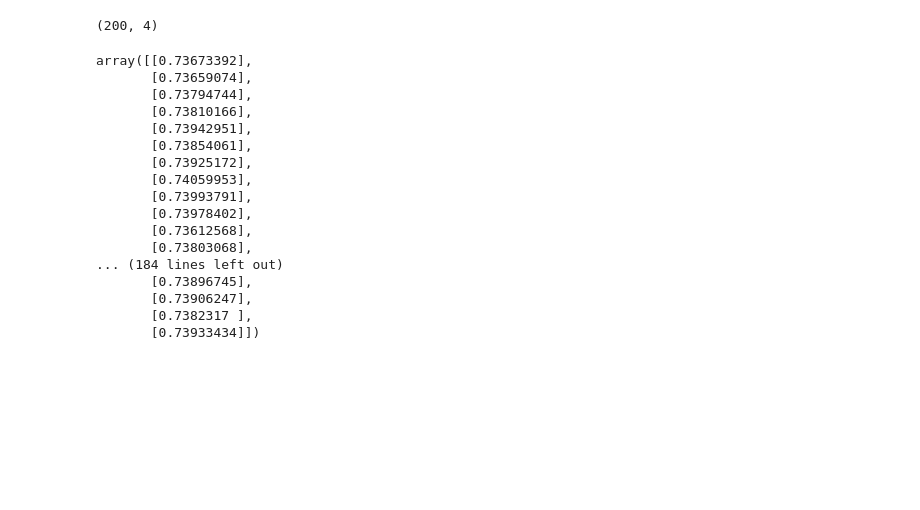
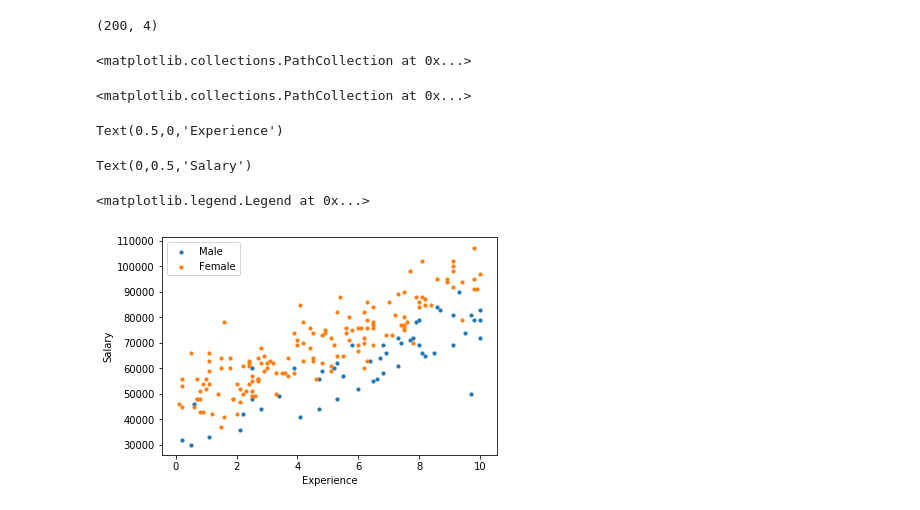
Before and after one commit to hunhoon21/TOBIGS_HW, a Jupyter notebook: 1_LogisticRegression/1_Optimization.ipynb, the cells around one changed output. Cells and saved outputs as stored; diff of their text form; code cells hidden in the pictures; blank space fills up the shorter version.

```diff
--- a/1_LogisticRegression/1_Optimization.ipynb
+++ b/1_LogisticRegression/1_Optimization.ipynb
@@ -86,4 +87,25 @@ data.head()
 data.shape
 # %% [output]
 (200, 4)
+# %%
+# filter out the applicants that got admitted
+MALE = data[data['Label']==1]
+FEMALE = data[data['Label'] == 0]
+# %%
+# plots
+fig = plt.figure()
+plt.scatter(MALE.iloc[:, 2], MALE.iloc[:, 3], s=10, label='Male')
+plt.scatter(FEMALE.iloc[:, 2], FEMALE.iloc[:, 3], s=10, label='Female')
+ax = fig.add_subplot(1,1,1)
+ax.set_xlabel('Experience')
+ax.set_ylabel('Salary')
+plt.legend()
+plt.show()
+# %% [output]
+<matplotlib.collections.PathCollection at 0x...>
+<matplotlib.collections.PathCollection at 0x...>
+Text(0.5,0,'Experience')
+Text(0,0.5,'Salary')
+<matplotlib.legend.Legend at 0x...>
+[figure, added]
 # %%
@@ -97,25 +120,7 @@ T = data["Label"].values
 # %%
 l = Logistic()
 # %%
-l.forward(X)
+#l.forward(X)
-# %% [output]
-array([[0.73673392],
-       [0.73659074],
-       [0.73794744],
-       [0.73810166],
-       [0.73942951],
-       [0.73854061],
-       [0.73925172],
-       [0.74059953],
-       [0.73993791],
-       [0.73978402],
-       [0.73612568],
-       [0.73803068],
-... (184 lines left out)
-       [0.73896745],
-       [0.73906247],
-       [0.7382317 ],
-       [0.73933434]])
 # %%
 l.loss(X, T)
 # %% [output]
```
Also changed, not shown: parts of 7 cells of this notebook.
